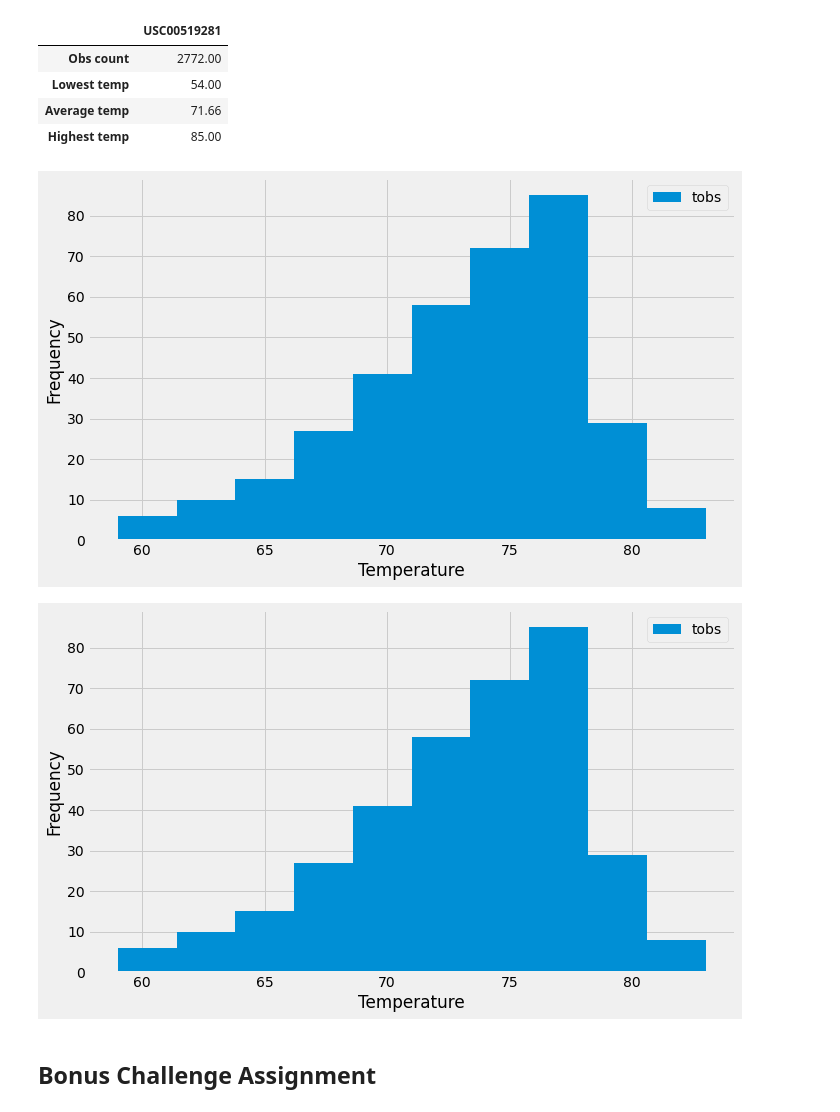
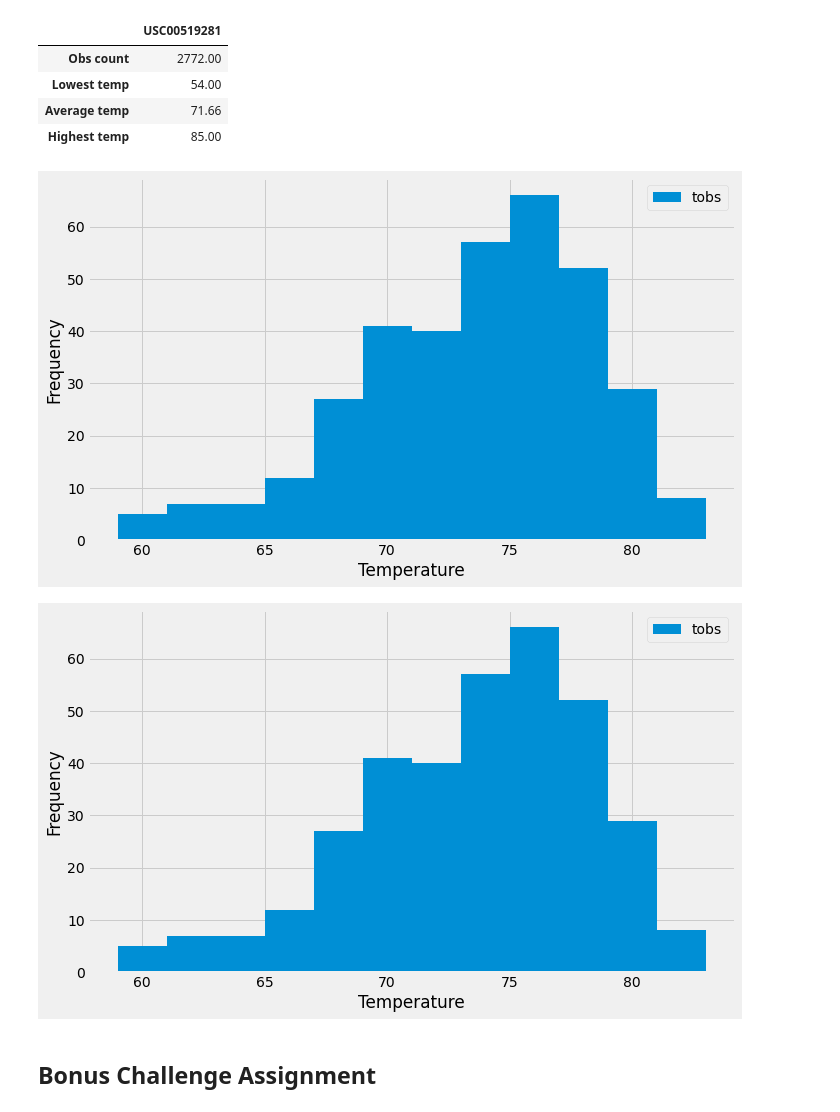
Before and after one commit to i-am-phoenix/rice-btcmp-hw10-sqlalchemy-challenge, a Jupyter notebook: climate_starter.ipynb, the cells around one changed output. Drawn from its saved outputs; the diff is of its cells as text; code cells hidden in the pictures.

Commit message:
adjusted number of bins in temp histogram

```diff
--- a/climate_starter.ipynb
+++ b/climate_starter.ipynb
@@ -190,19 +190,19 @@ pd.DataFrame(station_stats_sql.loc[most_active_station])
 # %%
 # Choose the station with the highest number of temperature observations.
 # Query the last 12 months of temperature observation data for this station and plot the results as a histogram
 # -------- Python heavy implementation
 station_USC00519281_data=climate_df[climate_df['station'] == most_active_station]
 station_USC00519281_data
 plt.figure(figsize=(10,6))
-plt.hist(station_USC00519281_data['tobs'], label='tobs')
+plt.hist(station_USC00519281_data['tobs'], label='tobs', bins=12)
 
 plt.xlabel('Temperature')
 plt.ylabel('Frequency')
 plt.legend()
 plt.tight_layout()
 plt.savefig("Images/temperature_own.png")
 # %% [output]
-[figure, old version]
+[figure, new version]
 # %%
 # -------- sqlalchemy implementation
 station_USC00519281_data=session.query(measurement.tobs, measurement.date).\
@@ -211,14 +211,14 @@ station_USC00519281_data=session.query(measurement.tobs, measurement.date).\
 station_USC00519281_data=pd.DataFrame(station_USC00519281_data).set_index('date')
 
 plt.figure(figsize=(10,6))
-plt.hist(station_USC00519281_data['tobs'], label='tobs')
+plt.hist(station_USC00519281_data['tobs'], label='tobs', bins=12)
 plt.xlabel('Temperature')
 plt.ylabel('Frequency')
 plt.legend()
 plt.tight_layout()
 # plt.savefig("Images/temperature_own.png")
 # %% [output]
-[figure, old version]
+[figure, new version]
 # %% [markdown]
 ## Bonus Challenge Assignment
 # %%
```
Also changed, not shown: 1 other file.
